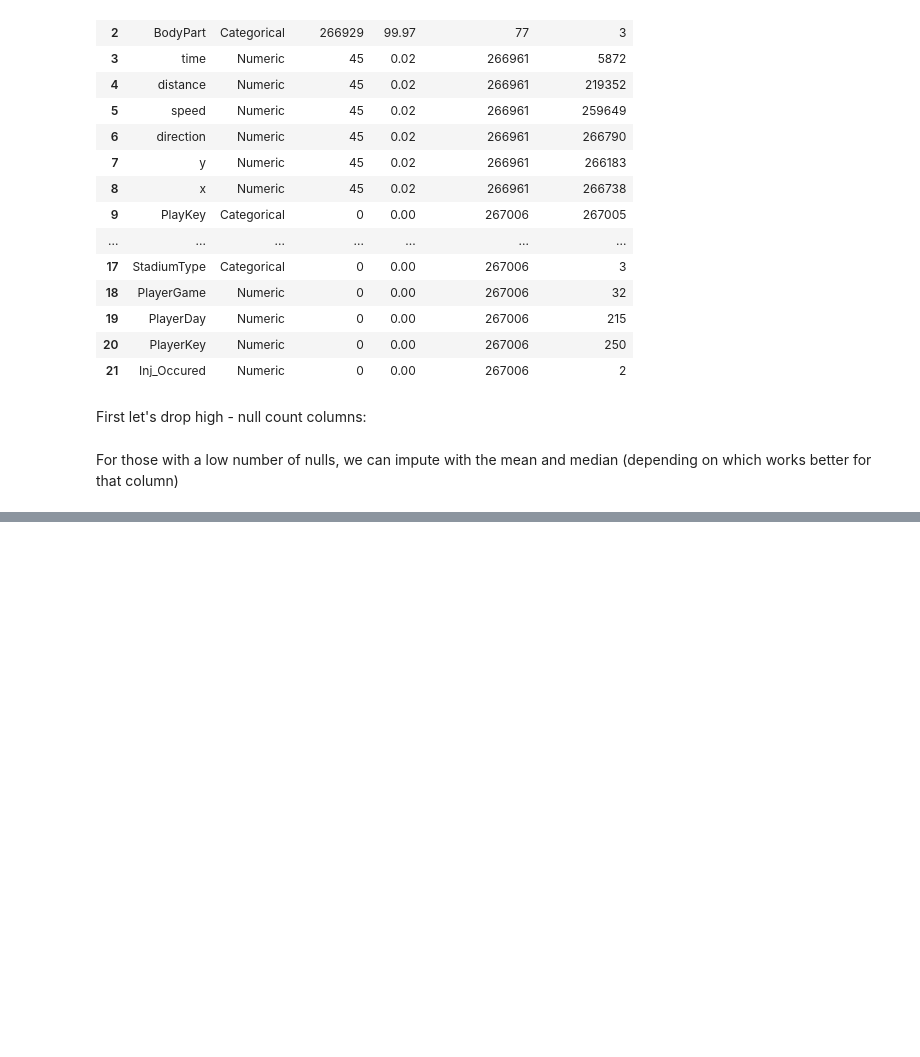
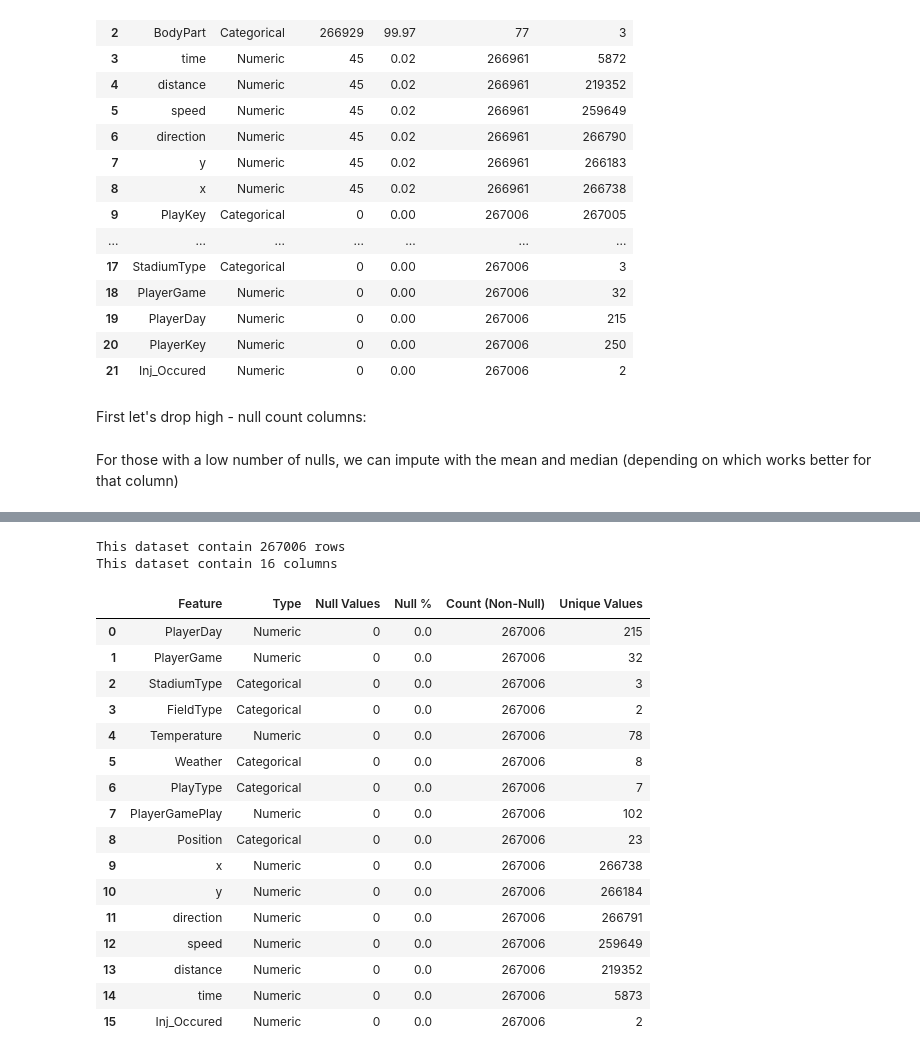
Before and after one commit to LeeMcFarling/AFL_Project_backup, a Jupyter notebook: Modeling/Weekly Assignments/Week_1.ipynb, the cells around one changed output, grey strips where cells are left out. Saved outputs shown, nothing was run; the diff lists cells and outputs as text; code cells hidden in the pictures; blank space fills up the shorter version.

Commit message:
2nd dataset done

```diff
--- a/Modeling/Weekly Assignments/Week_1.ipynb
+++ b/Modeling/Weekly Assignments/Week_1.ipynb
@@ -596 +616,23 @@ FNF_All_Plays.fillna({
 })
+# %%
+profile_dataset(FNF_All_Plays)
+# %% [output]
+This dataset contain 267006 rows
+This dataset contain 16 columns
+|  | Feature | Type | Null Values | Null % | Count (Non-Null) | Unique Values |
+| 0 | PlayerDay | Numeric | 0 | 0.0 | 267006 | 215 |
+| 1 | PlayerGame | Numeric | 0 | 0.0 | 267006 | 32 |
+| 2 | StadiumType | Categorical | 0 | 0.0 | 267006 | 3 |
+| 3 | FieldType | Categorical | 0 | 0.0 | 267006 | 2 |
+| 4 | Temperature | Numeric | 0 | 0.0 | 267006 | 78 |
+| 5 | Weather | Categorical | 0 | 0.0 | 267006 | 8 |
+| 6 | PlayType | Categorical | 0 | 0.0 | 267006 | 7 |
+| 7 | PlayerGamePlay | Numeric | 0 | 0.0 | 267006 | 102 |
+| 8 | Position | Categorical | 0 | 0.0 | 267006 | 23 |
+| 9 | x | Numeric | 0 | 0.0 | 267006 | 266738 |
+| 10 | y | Numeric | 0 | 0.0 | 267006 | 266184 |
+| 11 | direction | Numeric | 0 | 0.0 | 267006 | 266791 |
+| 12 | speed | Numeric | 0 | 0.0 | 267006 | 259649 |
+| 13 | distance | Numeric | 0 | 0.0 | 267006 | 219352 |
+| 14 | time | Numeric | 0 | 0.0 | 267006 | 5873 |
+| 15 | Inj_Occured | Numeric | 0 | 0.0 | 267006 | 2 |
```
Also changed, not shown: parts of 33 cells of this notebook, 3 other files.
